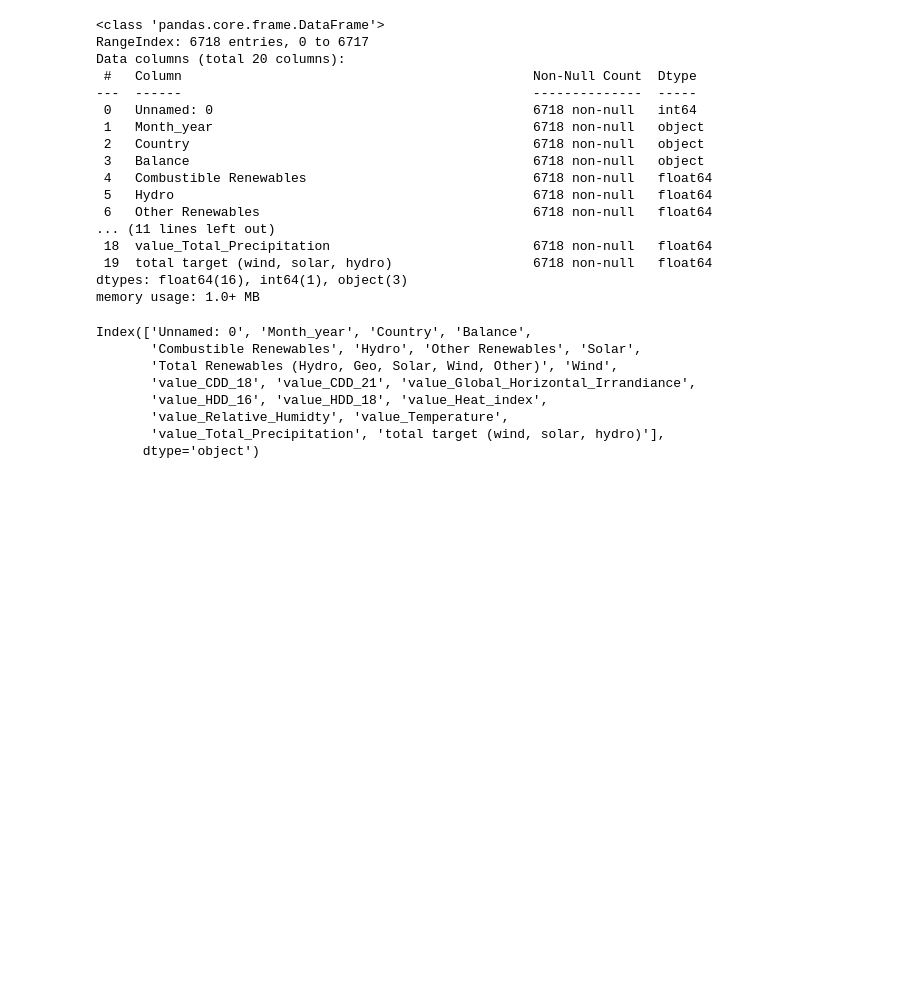
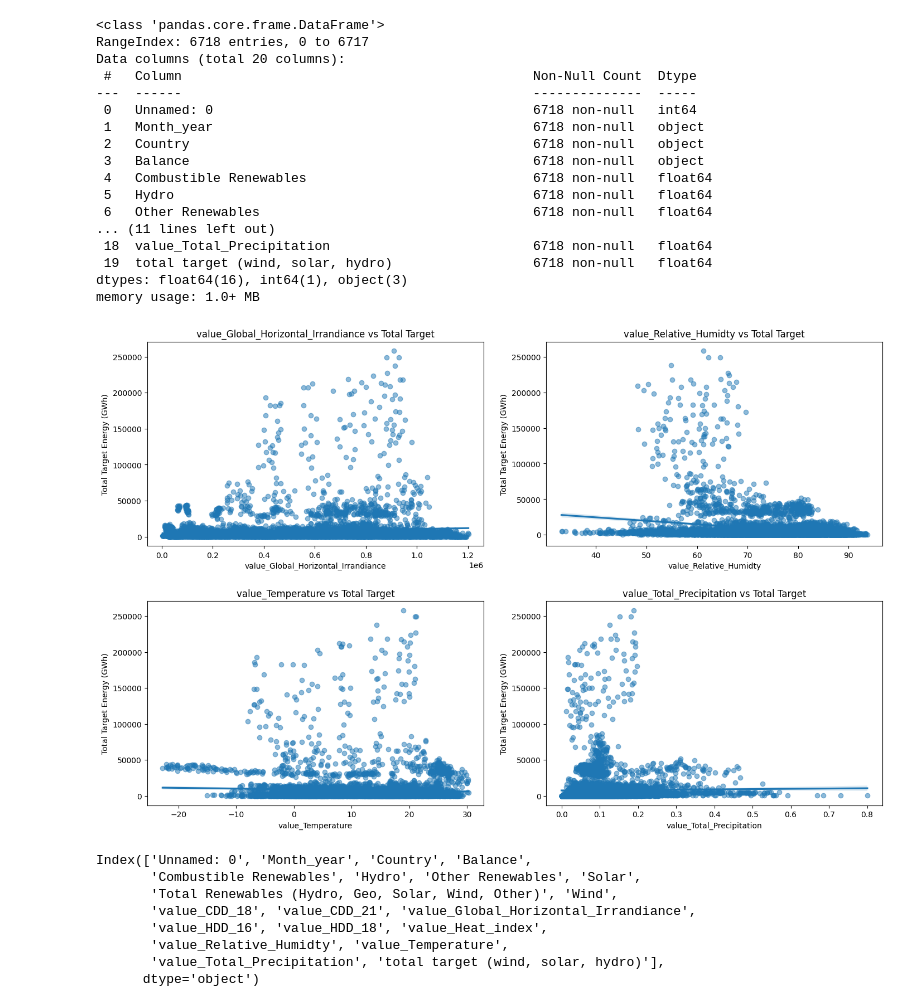
Before and after one commit to VonRiecken/Power-Predict, a Jupyter notebook: Linear-regression-Merged.ipynb, the cells around one changed output. Cells and saved outputs as stored; diff of their text form; code cells hidden in the pictures; blank space fills up the shorter version.

```diff
--- a/Linear-regression-Merged.ipynb
+++ b/Linear-regression-Merged.ipynb
@@ -45,6 +45,42 @@ Data columns (total 20 columns):
  19  total target (wind, solar, hydro)                  6718 non-null   float64
 dtypes: float64(16), int64(1), object(3)
 memory usage: 1.0+ MB
+# %%
+import pandas as pd
+import matplotlib.pyplot as plt
+
+features = [
+    # 'Combustible Renewables',
+    # 'Hydro',
+    # 'Other Renewables',
+    # 'Solar',
+    'value_Global_Horizontal_Irrandiance',
+    'value_Relative_Humidty',
+    'value_Temperature',
+    'value_Total_Precipitation',
+]
+
+num_features = len(features)
+num_rows = num_features // 2 + num_features % 2
+
+fig, axes = plt.subplots(nrows=num_rows, ncols=2, figsize=(15, num_rows * 5))
+fig.tight_layout(pad=5.0)
+
+for i, feature in enumerate(features):
+    row, col = divmod(i, 2)
+
+    sns.regplot(x=feature, y=df['total target (wind, solar, hydro)'], data=df, ax=axes[row, col], scatter_kws={'alpha':0.5})
+
+    axes[row, col].set_title(f'{feature} vs Total Target')
+    axes[row, col].set_xlabel(feature)
+    axes[row, col].set_ylabel('Total Target Energy (GWh)')
+
+if num_features % 2 != 0:
+    fig.delaxes(axes[-1, -1])
+
+plt.show()
+# %% [output]
+[figure, added]
 # %%
 print(df.columns)
 # %% [output]
```
Also changed, not shown: parts of 19 cells of this notebook, 1 other file.
